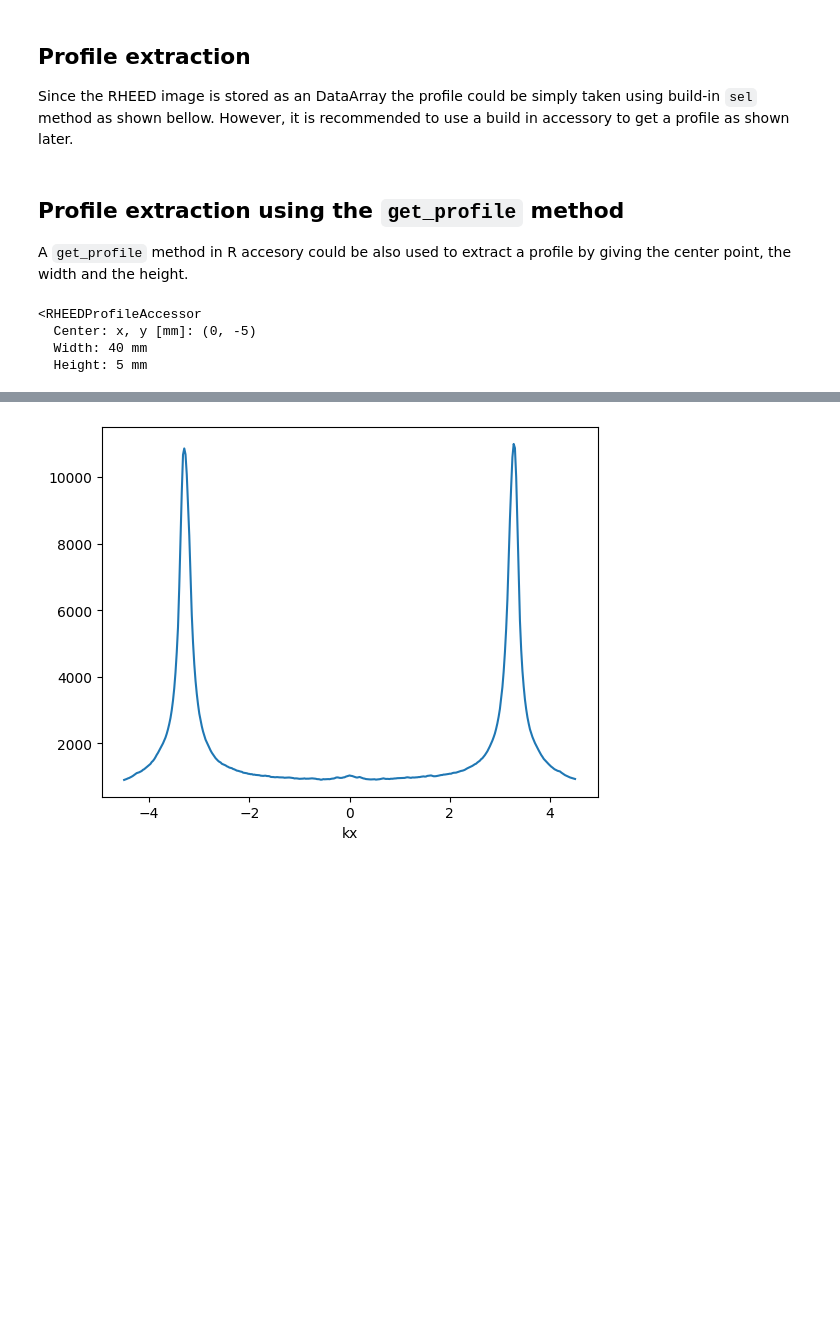
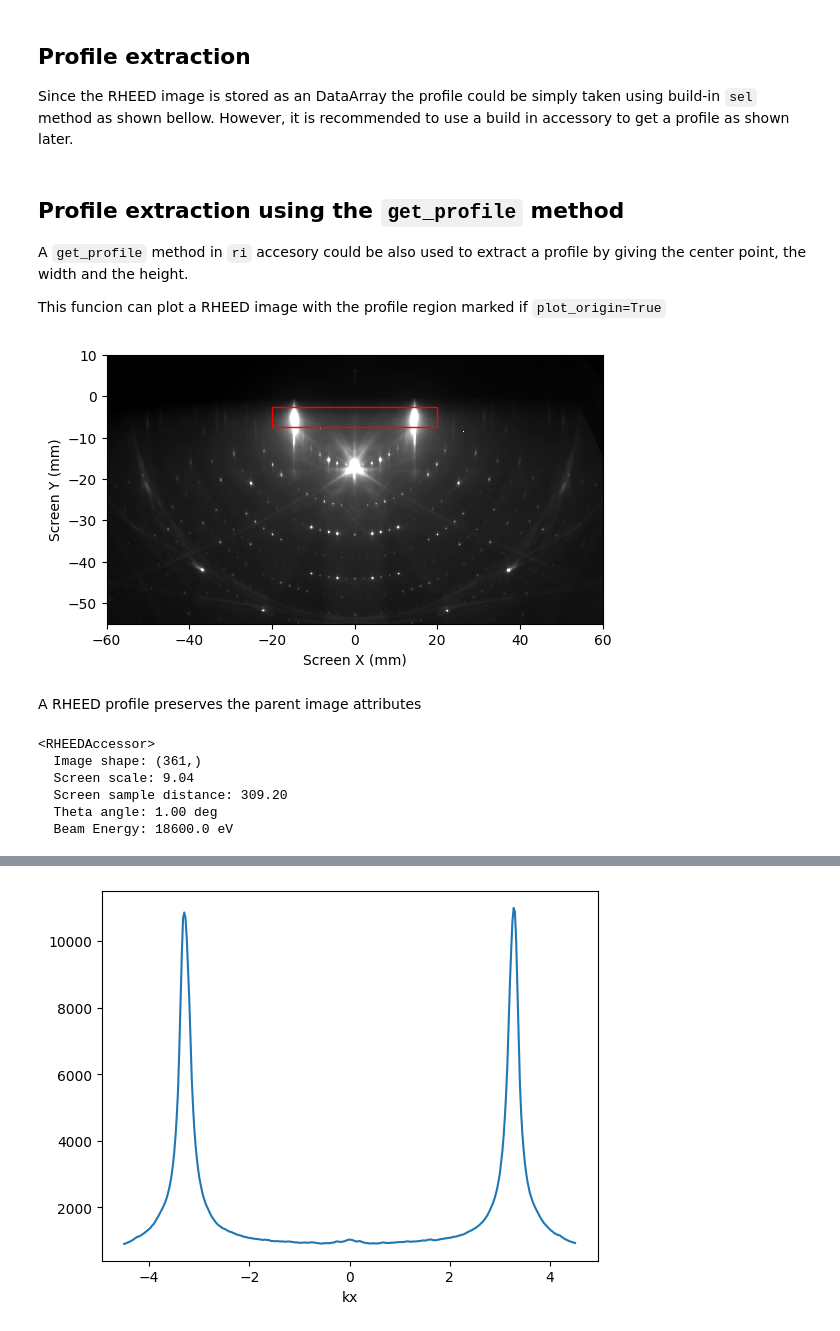
Before and after one commit to mkopciuszynski/xrheed, a Jupyter notebook: docs/source/notebooks/diffraction_profiles.ipynb, the cells around one changed output, grey strips where cells are left out. Saved outputs shown, nothing was run; the diff lists cells and outputs as text; code cells hidden in the pictures; blank space fills up the shorter version.

Commit message:
🎉 Add plotting utilities for profiles

```diff
--- a/docs/source/notebooks/diffraction_profiles.ipynb
+++ b/docs/source/notebooks/diffraction_profiles.ipynb
@@ -32,12 +35,10 @@ The RHEED image should be aligned by applying rotation if necessary and moved ho
 rotated_image = rheed_image.copy()
 
 # Rotate the image
-rotated_image.R.rotate(-0.4)
+rotated_image.ri.rotate(-0.4)
 
-fig, ax = plt.subplots()
-rotated_image.R.plot_image(ax=ax)
+# Use now the rotated image for further analysis
+rheed_image = rotated_image
 
-# add horizontal line to check the rotation alignment
-ax.axhline(-38.0, color='b', linestyle=':')
-
-plt.show()
+# Apply automatic center search again after rotation
+rheed_image.ri.apply_image_center(auto_center=True)
@@ -46,17 +45,11 @@ plt.show()
-# %%
-# Use now the rotated image for further analysis
-rheed_image = rotated_image
-
-# Apply automatic center search again after rotation
-rheed_image.R.apply_image_center(auto_center=True)
 # %% [markdown]
 For convenience setup the region of interest (ROI) and plot the image.
 # %%
-rheed_image.R.screen_roi_width = 60
-rheed_image.R.screen_roi_height = 55
+rheed_image.ri.screen_roi_width = 60
+rheed_image.ri.screen_roi_height = 55
 
 # Use automatic levels adjustment
-rheed_image.R.plot_image(auto_levels=1.0)
+rheed_image.ri.plot_image(auto_levels=1.0)
 plt.show()
 # %% [output]
 [figure]
@@ -70,12 +63,11 @@ y_range = (-10, 0)
 profile = rheed_image.sel(x=slice(*x_range), y=slice(*y_range)).sum("y")
 # %% [markdown]
 ## Profile extraction using the `get_profile` method
-A `get_profile` method in R accesory could be also used to extract a profile by giving the center point, the width and the height.
+A `get_profile` method in `ri` accesory could be also used to extract a profile by giving the center point, the width and the height.
+
+This funcion can plot a RHEED image with the profile region marked if `plot_origin=True`
 # %%
-profile = rheed_image.R.get_profile(center=(0, -5), width=40, height=5)
-profile.rp
+profile = rheed_image.ri.get_profile(center=(0, -5), width=40, height=5,
+                                     plot_origin=True)
 # %% [output]
-<RHEEDProfileAccessor
-  Center: x, y [mm]: (0, -5)
-  Width: 40 mm
-  Height: 5 mm
+[figure, added]
@@ -81,0 +76,11 @@ profile.rp
+# %% [markdown]
+A RHEED profile preserves the parent image attributes
+# %%
+profile.ri
+# %% [output]
+<RHEEDAccessor>
+  Image shape: (361,)
+  Screen scale: 9.04
+  Screen sample distance: 309.20
+  Theta angle: 1.00 deg
+  Beam Energy: 18600.0 eV
```
Also changed, not shown: parts of 6 cells of this notebook, 2 other files.
